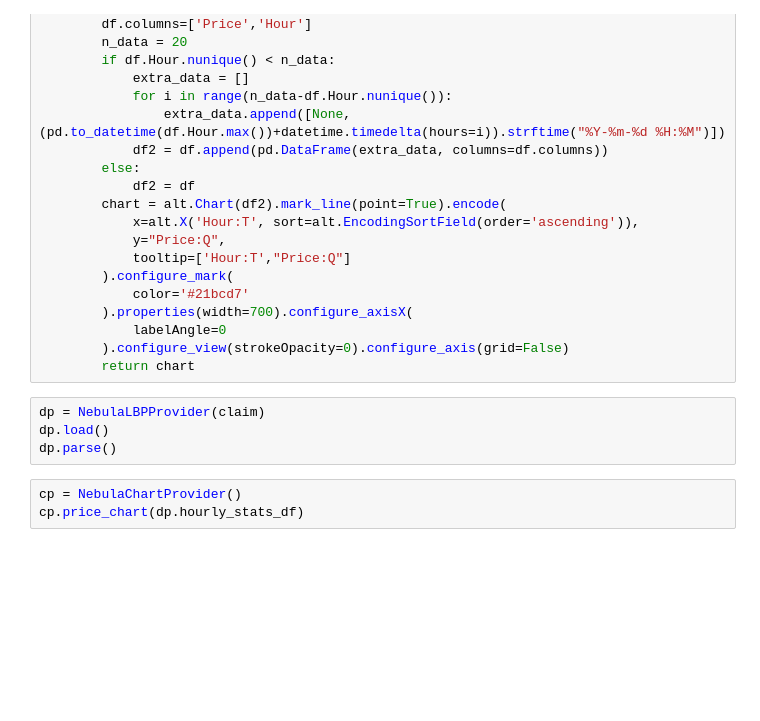
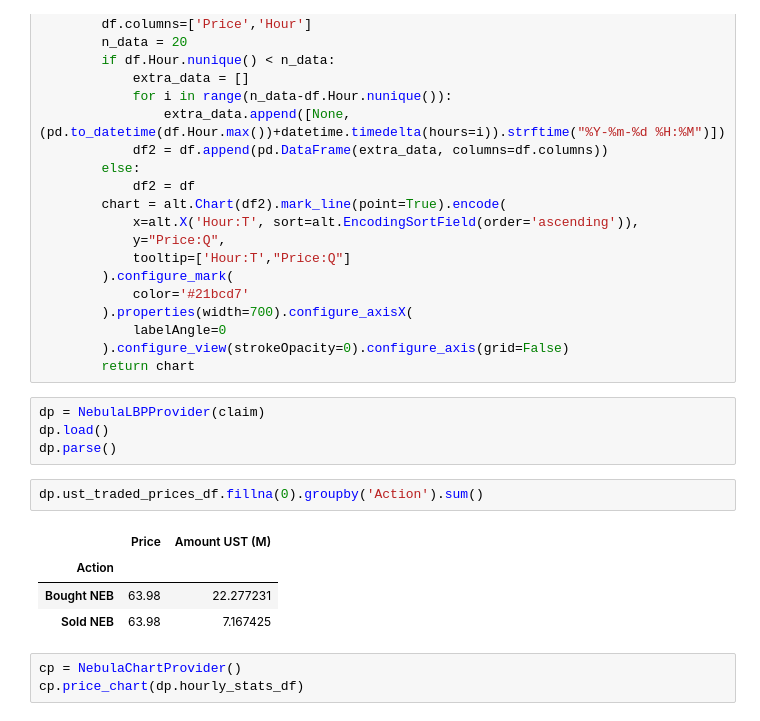
Before and after one commit to IncioMan/nebula_lbp, a Jupyter notebook: notebook/nebula_lbp_data_charts.ipynb, the cells around one changed output. Saved outputs shown, nothing was run; the diff lists cells and outputs as text; blank space fills up the shorter version.

```diff
--- a/notebook/nebula_lbp_data_charts.ipynb
+++ b/notebook/nebula_lbp_data_charts.ipynb
@@ -197,6 +197,13 @@ class NebulaChartProvider:
 dp = NebulaLBPProvider(claim)
 dp.load()
 dp.parse()
+# %%
+dp.ust_traded_prices_df.fillna(0).groupby('Action').sum()
+# %% [output]
+|  | Price | Amount UST (M) |
+| Action |  |  |
+| Bought NEB | 63.98 | 22.277231 |
+| Sold NEB | 63.98 | 7.167425 |
 # %%
 cp = NebulaChartProvider()
 cp.price_chart(dp.hourly_stats_df)
```
Also changed, not shown: 1 other file.
